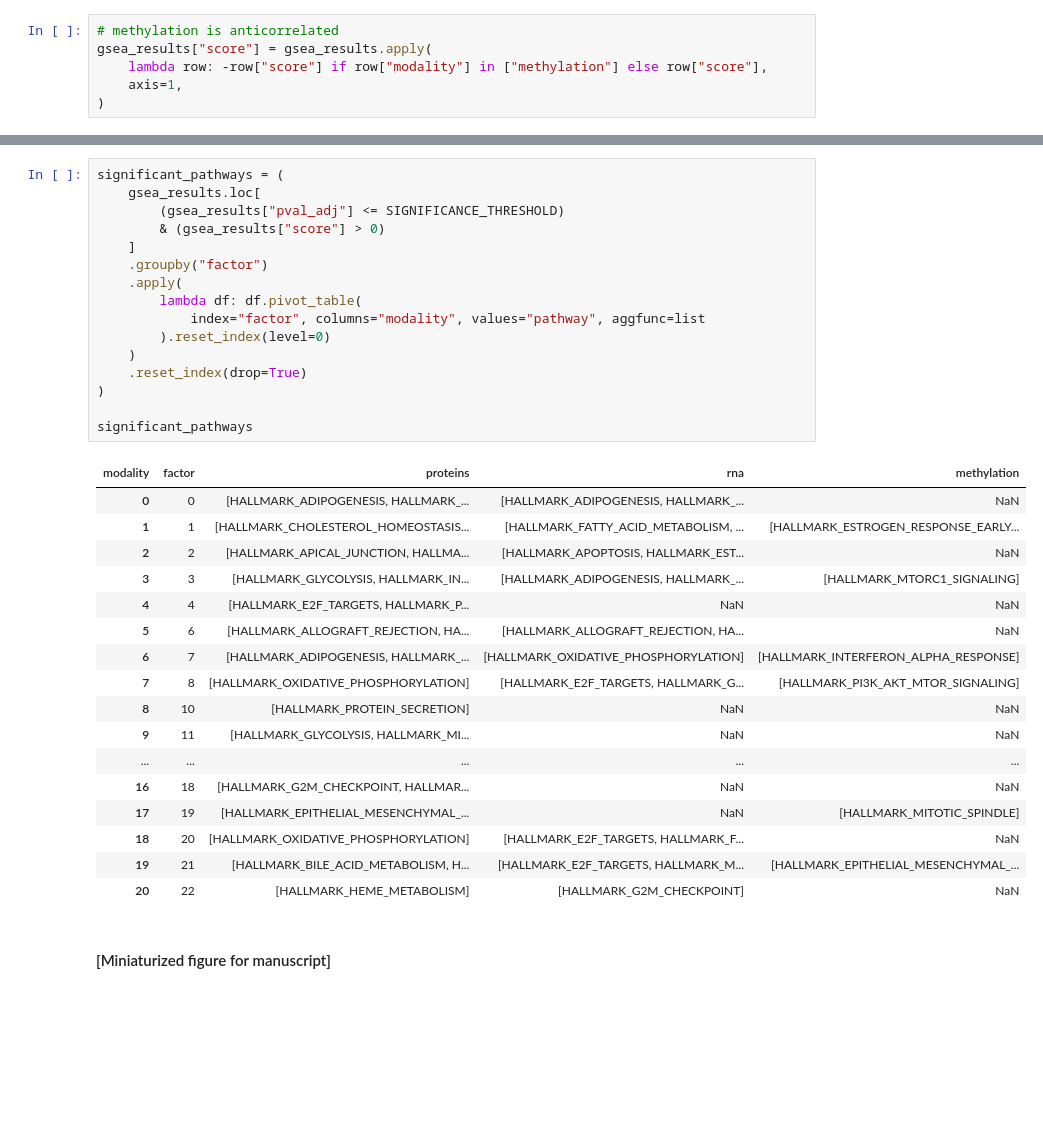
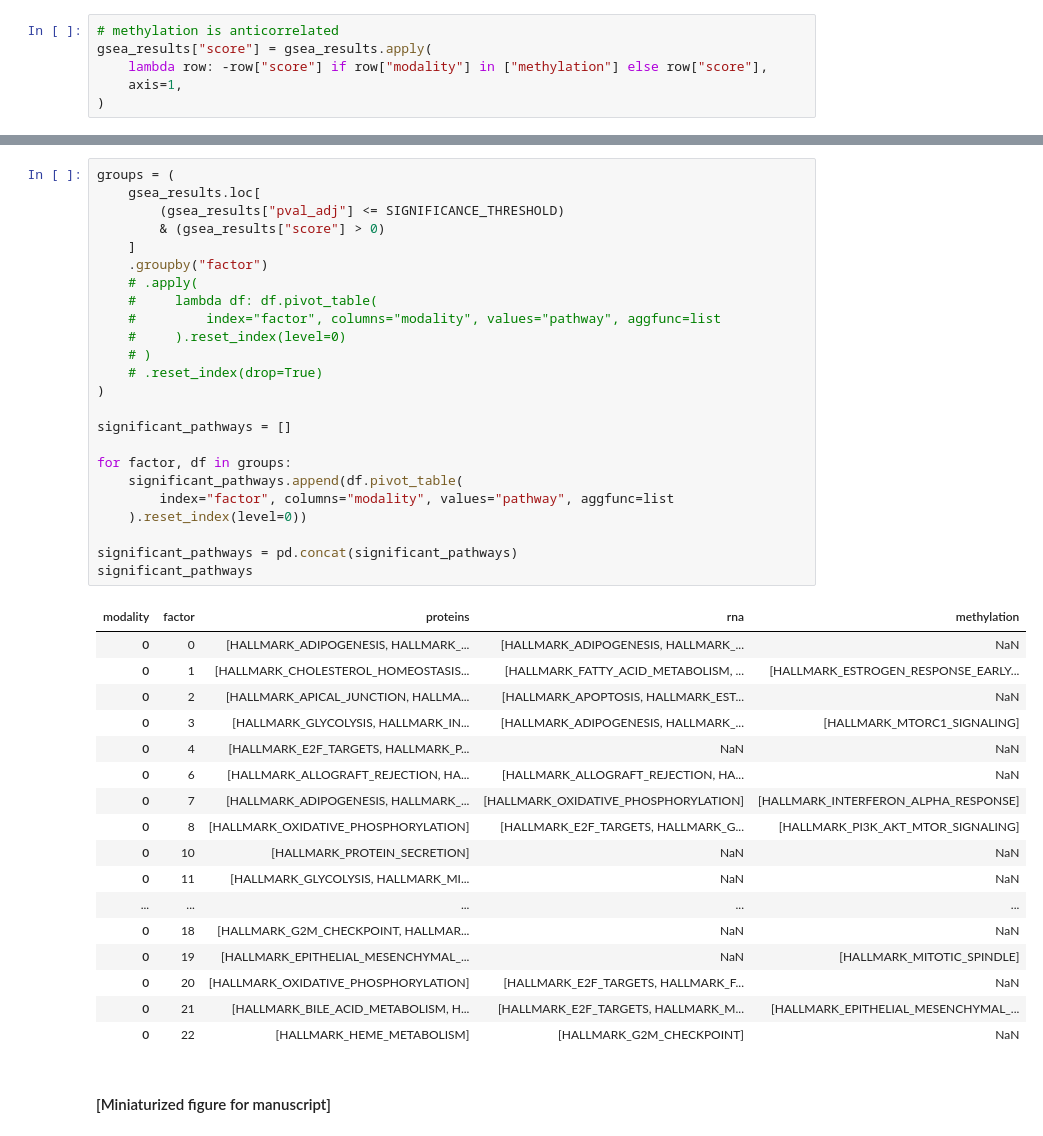
Before and after one commit to MannLabs/alphapepttools-manuscript, a Jupyter notebook: notebooks/main/multimodal/analysis/gsea.ipynb, the cells around one changed output, grey strips where cells are left out. Saved outputs shown, nothing was run; the diff lists cells and outputs as text; blank space fills up the shorter version.

```diff
--- a/notebooks/main/multimodal/analysis/gsea.ipynb
+++ b/notebooks/main/multimodal/analysis/gsea.ipynb
@@ -153,37 +179,45 @@ gsea_results["score"] = gsea_results.apply(
 # %%
-significant_pathways = (
+groups = (
     gsea_results.loc[
         (gsea_results["pval_adj"] <= SIGNIFICANCE_THRESHOLD)
         & (gsea_results["score"] > 0)
     ]
     .groupby("factor")
-    .apply(
-        lambda df: df.pivot_table(
-            index="factor", columns="modality", values="pathway", aggfunc=list
-        ).reset_index(level=0)
-    )
-    .reset_index(drop=True)
+    # .apply(
+    #     lambda df: df.pivot_table(
+    #         index="factor", columns="modality", values="pathway", aggfunc=list
+    #     ).reset_index(level=0)
+    # )
+    # .reset_index(drop=True)
 )
 
+significant_pathways = []
+
+for factor, df in groups:
+    significant_pathways.append(df.pivot_table(
+        index="factor", columns="modality", values="pathway", aggfunc=list
+    ).reset_index(level=0))
+
+significant_pathways = pd.concat(significant_pathways)
 significant_pathways
 # %% [output]
 | modality | factor | proteins | rna | methylation |
 | 0 | 0 | [HALLMARK_ADIPOGENESIS, HALLMARK_... | [HALLMARK_ADIPOGENESIS, HALLMARK_... | NaN |
-| 1 | 1 | [HALLMARK_CHOLESTEROL_HOMEOSTASIS... | [HALLMARK_FATTY_ACID_METABOLISM, ... | [HALLMARK_ESTROGEN_RESPONSE_EARLY... |
-| 2 | 2 | [HALLMARK_APICAL_JUNCTION, HALLMA... | [HALLMARK_APOPTOSIS, HALLMARK_EST... | NaN |
-| 3 | 3 | [HALLMARK_GLYCOLYSIS, HALLMARK_IN... | [HALLMARK_ADIPOGENESIS, HALLMARK_... | [HALLMARK_MTORC1_SIGNALING] |
-| 4 | 4 | [HALLMARK_E2F_TARGETS, HALLMARK_P... | NaN | NaN |
-| 5 | 6 | [HALLMARK_ALLOGRAFT_REJECTION, HA... | [HALLMARK_ALLOGRAFT_REJECTION, HA... | NaN |
-| 6 | 7 | [HALLMARK_ADIPOGENESIS, HALLMARK_... | [HALLMARK_OXIDATIVE_PHOSPHORYLATION] | [HALLMARK_INTERFERON_ALPHA_RESPONSE] |
-| 7 | 8 | [HALLMARK_OXIDATIVE_PHOSPHORYLATION] | [HALLMARK_E2F_TARGETS, HALLMARK_G... | [HALLMARK_PI3K_AKT_MTOR_SIGNALING] |
-| 8 | 10 | [HALLMARK_PROTEIN_SECRETION] | NaN | NaN |
-| 9 | 11 | [HALLMARK_GLYCOLYSIS, HALLMARK_MI... | NaN | NaN |
+| 0 | 1 | [HALLMARK_CHOLESTEROL_HOMEOSTASIS... | [HALLMARK_FATTY_ACID_METABOLISM, ... | [HALLMARK_ESTROGEN_RESPONSE_EARLY... |
+| 0 | 2 | [HALLMARK_APICAL_JUNCTION, HALLMA... | [HALLMARK_APOPTOSIS, HALLMARK_EST... | NaN |
+| 0 | 3 | [HALLMARK_GLYCOLYSIS, HALLMARK_IN... | [HALLMARK_ADIPOGENESIS, HALLMARK_... | [HALLMARK_MTORC1_SIGNALING] |
+| 0 | 4 | [HALLMARK_E2F_TARGETS, HALLMARK_P... | NaN | NaN |
+| 0 | 6 | [HALLMARK_ALLOGRAFT_REJECTION, HA... | [HALLMARK_ALLOGRAFT_REJECTION, HA... | NaN |
+| 0 | 7 | [HALLMARK_ADIPOGENESIS, HALLMARK_... | [HALLMARK_OXIDATIVE_PHOSPHORYLATION] | [HALLMARK_INTERFERON_ALPHA_RESPONSE] |
+| 0 | 8 | [HALLMARK_OXIDATIVE_PHOSPHORYLATION] | [HALLMARK_E2F_TARGETS, HALLMARK_G... | [HALLMARK_PI3K_AKT_MTOR_SIGNALING] |
+| 0 | 10 | [HALLMARK_PROTEIN_SECRETION] | NaN | NaN |
+| 0 | 11 | [HALLMARK_GLYCOLYSIS, HALLMARK_MI... | NaN | NaN |
 | ... | ... | ... | ... | ... |
-| 16 | 18 | [HALLMARK_G2M_CHECKPOINT, HALLMAR... | NaN | NaN |
-| 17 | 19 | [HALLMARK_EPITHELIAL_MESENCHYMAL_... | NaN | [HALLMARK_MITOTIC_SPINDLE] |
-| 18 | 20 | [HALLMARK_OXIDATIVE_PHOSPHORYLATION] | [HALLMARK_E2F_TARGETS, HALLMARK_F... | NaN |
-| 19 | 21 | [HALLMARK_BILE_ACID_METABOLISM, H... | [HALLMARK_E2F_TARGETS, HALLMARK_M... | [HALLMARK_EPITHELIAL_MESENCHYMAL_... |
-| 20 | 22 | [HALLMARK_HEME_METABOLISM] | [HALLMARK_G2M_CHECKPOINT] | NaN |
+| 0 | 18 | [HALLMARK_G2M_CHECKPOINT, HALLMAR... | NaN | NaN |
+| 0 | 19 | [HALLMARK_EPITHELIAL_MESENCHYMAL_... | NaN | [HALLMARK_MITOTIC_SPINDLE] |
+| 0 | 20 | [HALLMARK_OXIDATIVE_PHOSPHORYLATION] | [HALLMARK_E2F_TARGETS, HALLMARK_F... | NaN |
+| 0 | 21 | [HALLMARK_BILE_ACID_METABOLISM, H... | [HALLMARK_E2F_TARGETS, HALLMARK_M... | [HALLMARK_EPITHELIAL_MESENCHYMAL_... |
+| 0 | 22 | [HALLMARK_HEME_METABOLISM] | [HALLMARK_G2M_CHECKPOINT] | NaN |
 # %% [markdown]
 #### [Miniaturized figure for manuscript]
 # %%
```
Also changed, not shown: parts of 2 cells of this notebook, 30 other files.
